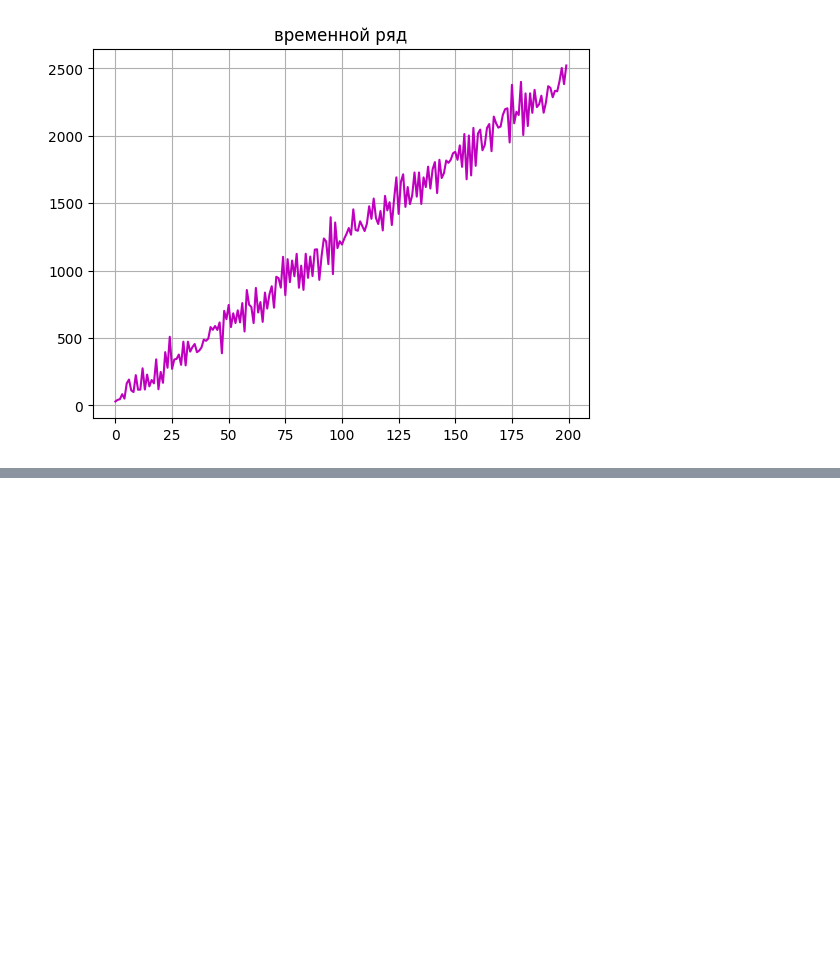
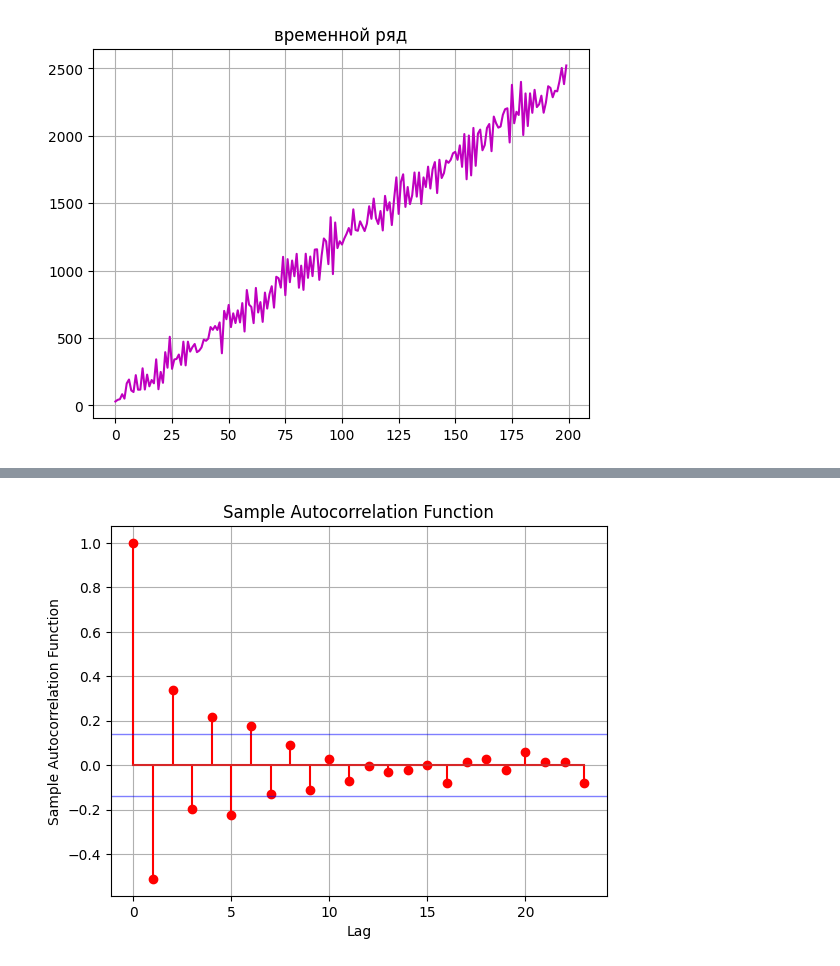
Before and after one commit to VladousSparrowous/HSE-homeworks, a Jupyter notebook: Time_Series_classification.ipynb, the cells around one changed output, grey strips where cells are left out. Cells and saved outputs as stored; diff of their text form; code cells hidden in the pictures; blank space fills up the shorter version.

```diff
--- a/Time_Series_classification.ipynb
+++ b/Time_Series_classification.ipynb
@@ -350,0 +245,22 @@ print("Прогноз уровня X_{t+1}:", X_next_level)
+# %%
+from statsmodels.tsa.stattools import acf
+
+def draw_cf(cf, name):
+
+    plt.stem(cf, 'r')
+    plt.title(name)
+
+    # добавление границ трубки
+    k = 1.96 / (n ** (1/2))
+    plt.axhline(y=k, color='blue', alpha=0.5, linestyle='-', linewidth=1)
+    plt.axhline(y=-k, color='blue', alpha=0.5, linestyle='-', linewidth=1)
+
+    plt.xlabel("Lag")
+    plt.ylabel(name)
+    plt.grid()
+    plt.show()
+
+ACF = acf(detrended_TS)
+draw_cf(ACF, 'Sample Autocorrelation Function')
+# %% [output]
+[figure, added]
```
Also changed, not shown: parts of 37 cells of this notebook.
